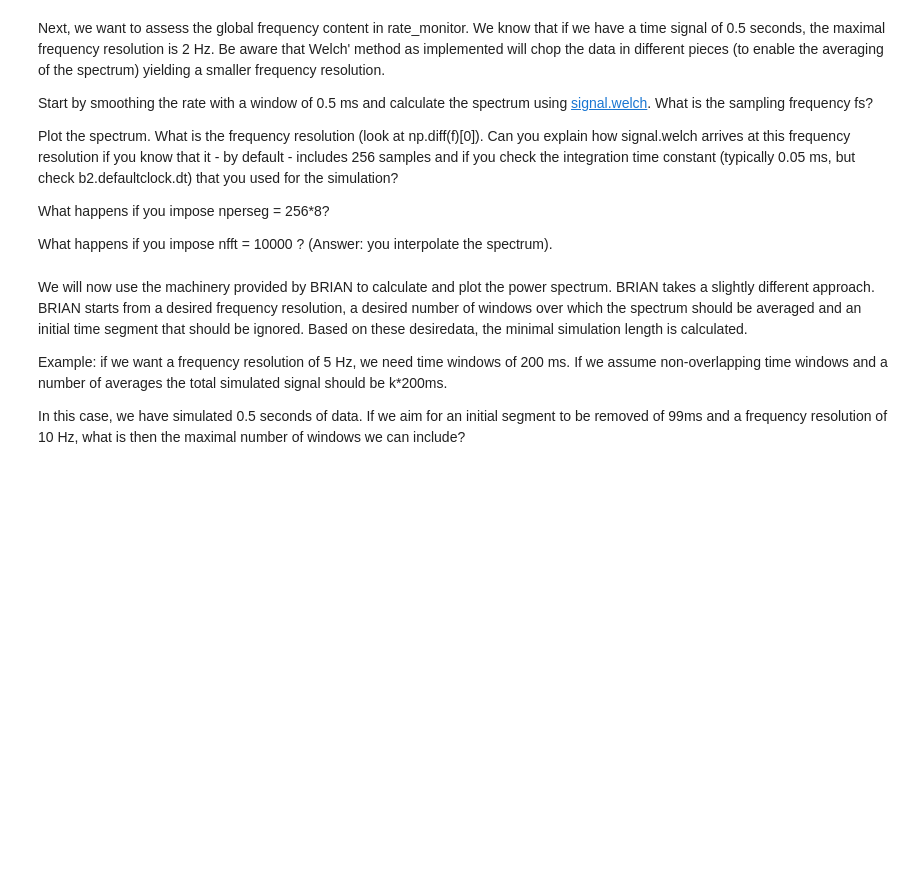
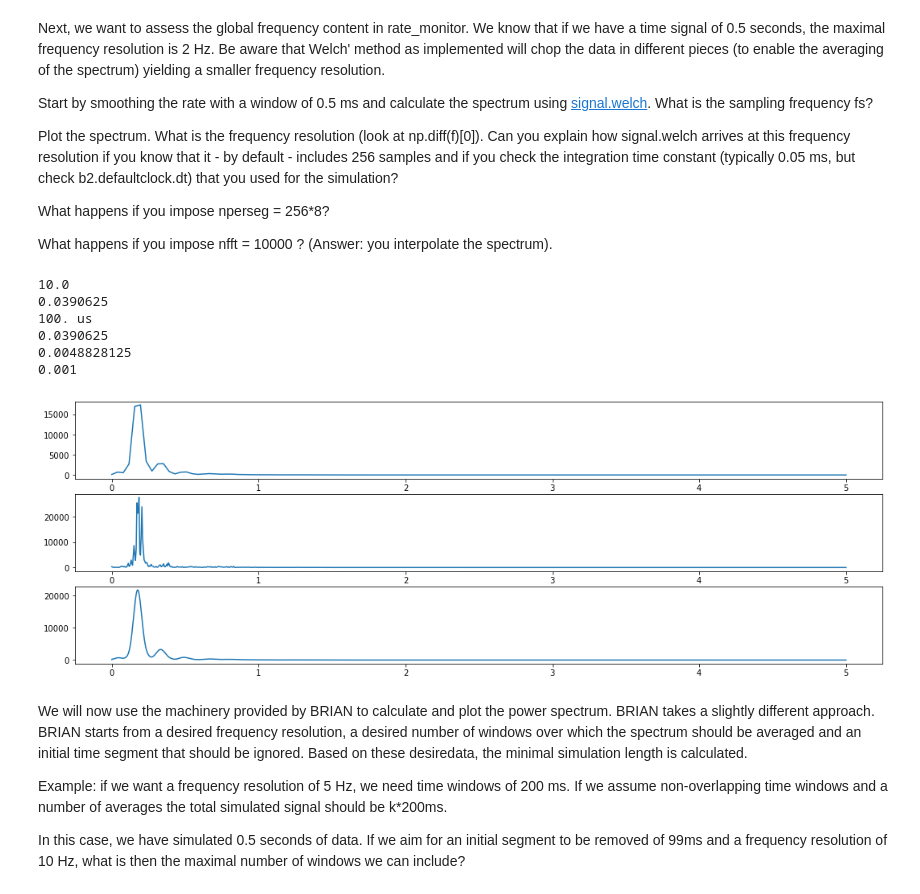
Before and after one commit to RobbeDeMuynck/CN_practicals, a Jupyter notebook: Module 3/Module3_Brunel_Group7.ipynb, the cells around one changed output. Cells and saved outputs as stored; diff of their text form; code cells hidden in the pictures; blank space fills up the shorter version.

```diff
--- a/Module 3/Module3_Brunel_Group7.ipynb
+++ b/Module 3/Module3_Brunel_Group7.ipynb
@@ -304,12 +318,26 @@ Make sure to start each simulation with a "b2.start_scope()" statement.
 from neurodynex3.brunel_model import LIF_spiking_network
 b2.start_scope()
 
-# standard values
-FIRING_THRESHOLD = +20. * b2.mV
-MEMBRANE_TIME_SCALE = 20. * b2.ms
-SYNAPTIC_DELAY = 1.5 * b2.ms
+# Default values
+FIRING_THRESHOLD = LIF_spiking_network.FIRING_THRESHOLD # 20.*b2.mV
+MEMBRANE_TIME_SCALE = LIF_spiking_network.MEMBRANE_TIME_SCALE # 20.*b2.ms
 
+
+# Set parameters
+N_Excit = 10000
+N_Inhib = 2500
+N_extern = 1000
+
+w0 = 0.1*b2.mV
+sim_time = 500*b2.ms
+monitored_subset_size = 50
+SYNAPTIC_DELAY = 1.5*b2.ms
 g = 6
-v_threshold = FIRING_THRESHOLD / (1000*0.1*b2.mV*MEMBRANE_TIME_SCALE)
-v_extern = 4*v_threshold
-print(v_extern)
+
+# Determine nu_threshold & nu_extern
+nu_threshold = FIRING_THRESHOLD / (N_extern*w0*MEMBRANE_TIME_SCALE)
+nu_extern = 4*nu_threshold
+print(f"""
+nu_threshold =\t{nu_threshold} Hz
+nu_extern    =\t{nu_extern} Hz
+""")
@@ -356,32 +413,40 @@ What happens if you impose nfft = 10000 ? (Answer: you interpolate the spectrum)
 from scipy.signal import welch
 # %%
 smoothed_rates = rate_monitor.smooth_rate(window="flat", width=0.5*b2.ms)/b2.Hz
-Fs = (ts[1]-ts[0])**-1
+Fs = 1/(ts[1]-ts[0])
 print(Fs)
 
 freqs, smoothed_rates_spectrum = welch(smoothed_rates, fs=Fs)
 freq_res = np.diff(freqs)[0]
 print(freq_res)
 int_time_cte = b2.defaultclock.dt
 print(int_time_cte)
 fig, axs = plt.subplots(3,1,figsize=(18,6))
 
 freqs, smoothed_rates_spectrum = welch(smoothed_rates, fs=Fs)
 freq_res = np.diff(freqs)[0]
 print(freq_res)
 axs[0].plot(freqs, smoothed_rates_spectrum)
 
 freqs, smoothed_rates_spectrum = welch(smoothed_rates, fs=Fs, nperseg=256*8)
 freq_res = np.diff(freqs)[0]
 print(freq_res)
 axs[1].plot(freqs, smoothed_rates_spectrum)
 
 freqs, smoothed_rates_spectrum = welch(smoothed_rates, fs=Fs, nfft=10000)
 freq_res = np.diff(freqs)[0]
 print(freq_res)
 axs[2].plot(freqs, smoothed_rates_spectrum)
 
 plt.show()
+# %% [output]
+10.0
+0.0390625
+100. us
+0.0390625
+0.0048828125
+0.001
+[figure, added]
 # %% [markdown]
 We will now use the machinery provided by BRIAN to calculate and plot the power spectrum. BRIAN takes a slightly different approach. BRIAN starts from a desired frequency resolution, a desired number of windows over which the spectrum should be averaged and an initial time segment that should be ignored. Based on these desiredata, the minimal simulation length is calculated.
 
```
Also changed, not shown: parts of 11 cells of this notebook.
